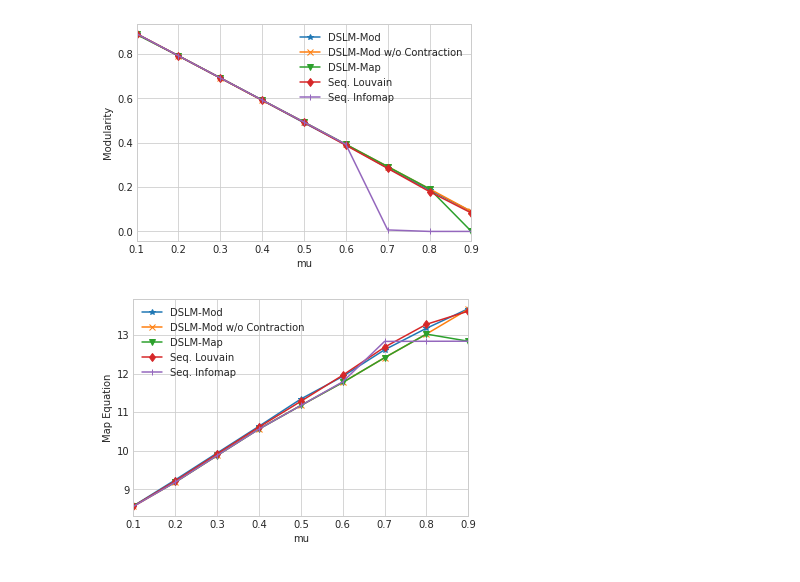
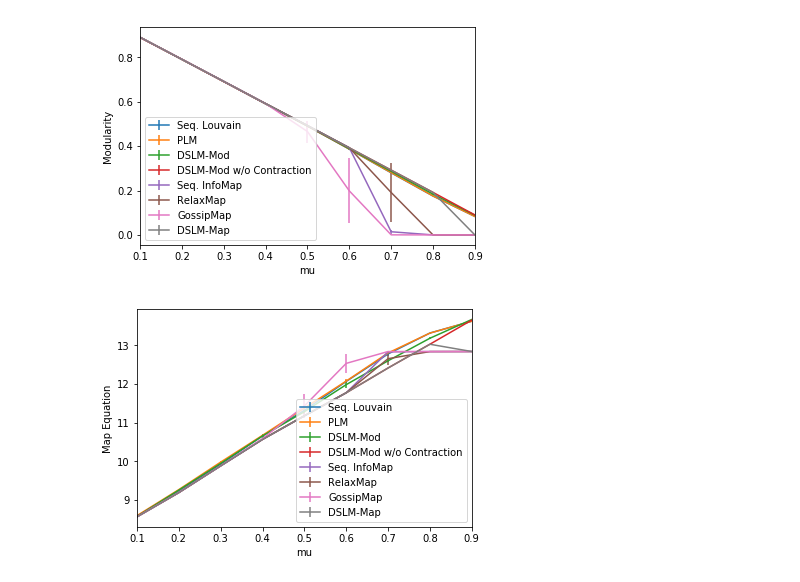
Before and after one commit to kit-algo/distributed_clustering_thrill, a Jupyter notebook: analysis/Paper - Quality.ipynb, the cells around one changed output. Drawn from its saved outputs; the diff is of its cells as text; code cells hidden in the pictures.

Commit message:
plot updates

```diff
--- a/analysis/Paper - Quality.ipynb
+++ b/analysis/Paper - Quality.ipynb
@@ -61,21 +69,0 @@ frames['program_run']['mu'] = pd.to_numeric(frames['program_run']['graph'].str[-
-# %%
-def siml(x):
-    ground_truth = community.readCommunities("/amd.home/home/i11/zeitz/ma/" + x['graph'][:-5] + 'part')
-
-    if 'seq_louvain' in x['binary']:
-        clustering = community.readCommunities('/amd.home/home/i11/zeitz/ma/' + x['path'])
-    elif 'infomap' in x['binary']:
-        clustering = community.readCommunities('/amd.home/home/i11/zeitz/ma/' + x['path'])
-    else:
-        files = sorted(glob.glob(os.path.expanduser('/amd.home/home/i11/zeitz/ma/' + x['path'].replace('@@@@-#####', '*'))))
-        clustering = community.BinaryEdgeListPartitionReader(0, 4).read(files)
-
-    g = graph.Graph(ground_truth.numberOfElements())
-    nmi = 1.0 - community.NMIDistance().getDissimilarity(g, clustering, ground_truth)
-    ari = 1.0 - community.AdjustedRandMeasure().getDissimilarity(g, clustering, ground_truth)
-    return pd.Series([nmi, ari, clustering.numberOfSubsets()])
-
-frames['clustering'][['NMI', 'ARI', 'cluster_count']] = frames['clustering'] \
-    .merge(frames['algorithm_run'], left_on='algorithm_run_id', right_index=True) \
-    .merge(frames['program_run'], left_on='program_run_id', right_index=True) \
-    .apply(siml, axis=1)
@@ -100,8 +70,6 @@ read communities from: /amd.home/home/i11/zeitz/ma/data/graphs/lfr_params_paper/
 # %%
-df = frames['clustering'] \
+comparison_data = frames['clustering'] \
+    .merge(frames['clustering_comparison'], left_index=True, right_on='compare_clustering_id') \
     .merge(frames['algorithm_run'], left_on='algorithm_run_id', right_index=True) \
     .merge(frames['program_run'], left_on='program_run_id', right_index=True) \
-    .groupby(['mu', 'algorithm'])['NMI'].max().to_frame() \
-    .unstack()['NMI'][[dlslm_label, dlslm_nc_label, dlslm_me_label, seq_louvain_label, seq_infomap_label]]
-
-plot_and_save(df, "quality_NMI", ylabel="NMI", style=['-*', '-x', '-v', '-d', '-|'])
+    .groupby(['mu', 'algorithm'])
@@ -120,20 +96,20 @@ plot_and_save(df, "quality_ARI", ylabel="ARI", style=['-*', '-x', '-v', '-d', '-
 # %%
-df = frames['clustering'] \
-    .merge(frames['algorithm_run'], left_on='algorithm_run_id', right_index=True) \
-    .merge(frames['program_run'], left_on='program_run_id', right_index=True) \
-    .groupby(['mu', 'algorithm'])['modularity'].mean().to_frame() \
-    .unstack()['modularity'][[dlslm_label, dlslm_nc_label, dlslm_me_label, seq_louvain_label, seq_infomap_label]]
+mod_mean = comparison_data['modularity'].mean().to_frame().unstack() \
+    ["modularity"][[seq_louvain_label, plm_label, dlslm_label, dlslm_nc_label, seq_infomap_label, relax_map_label, gossip_map_label, dlslm_me_label]]
 
-plot_and_save(df, "quality_modularity", ylabel="Modularity", style=['-*', '-x', '-v', '-d', '-|'])
+mod_err = comparison_data['modularity'].std().to_frame().unstack() \
+    ["modularity"][[seq_louvain_label, plm_label, dlslm_label, dlslm_nc_label, seq_infomap_label, relax_map_label, gossip_map_label, dlslm_me_label]]
+
+plot_and_save(mod_mean, "quality_modularity", yerr=mod_err, ylabel="Modularity", style=['-*', '-x', '-v', '-d', '-|'])
 # %% [output]
-[figure, old version]
+[figure, new version]
 # %%
-df = frames['clustering'] \
-    .merge(frames['algorithm_run'], left_on='algorithm_run_id', right_index=True) \
-    .merge(frames['program_run'], left_on='program_run_id', right_index=True) \
-    .groupby(['mu', 'algorithm'])['map_equation'].mean().to_frame() \
-    .unstack()['map_equation'][[dlslm_label, dlslm_nc_label, dlslm_me_label, seq_louvain_label, seq_infomap_label]]
+map_mean = comparison_data['map_equation'].mean().to_frame().unstack() \
+    ["map_equation"][[seq_louvain_label, plm_label, dlslm_label, dlslm_nc_label, seq_infomap_label, relax_map_label, gossip_map_label, dlslm_me_label]]
 
-plot_and_save(df, "quality_map_equation", ylabel="Map Equation", style=['-*', '-x', '-v', '-d', '-|'])
+map_err = comparison_data['map_equation'].std().to_frame().unstack() \
+    ["map_equation"][[seq_louvain_label, plm_label, dlslm_label, dlslm_nc_label, seq_infomap_label, relax_map_label, gossip_map_label, dlslm_me_label]]
+
+plot_and_save(map_mean, "quality_map_equation", yerr=map_err, ylabel="Map Equation", style=['-*', '-x', '-v', '-d', '-|'])
 # %% [output]
-[figure, old version]
+[figure, new version]
```
Also changed, not shown: parts of 9 cells of this notebook, 3 other files.
